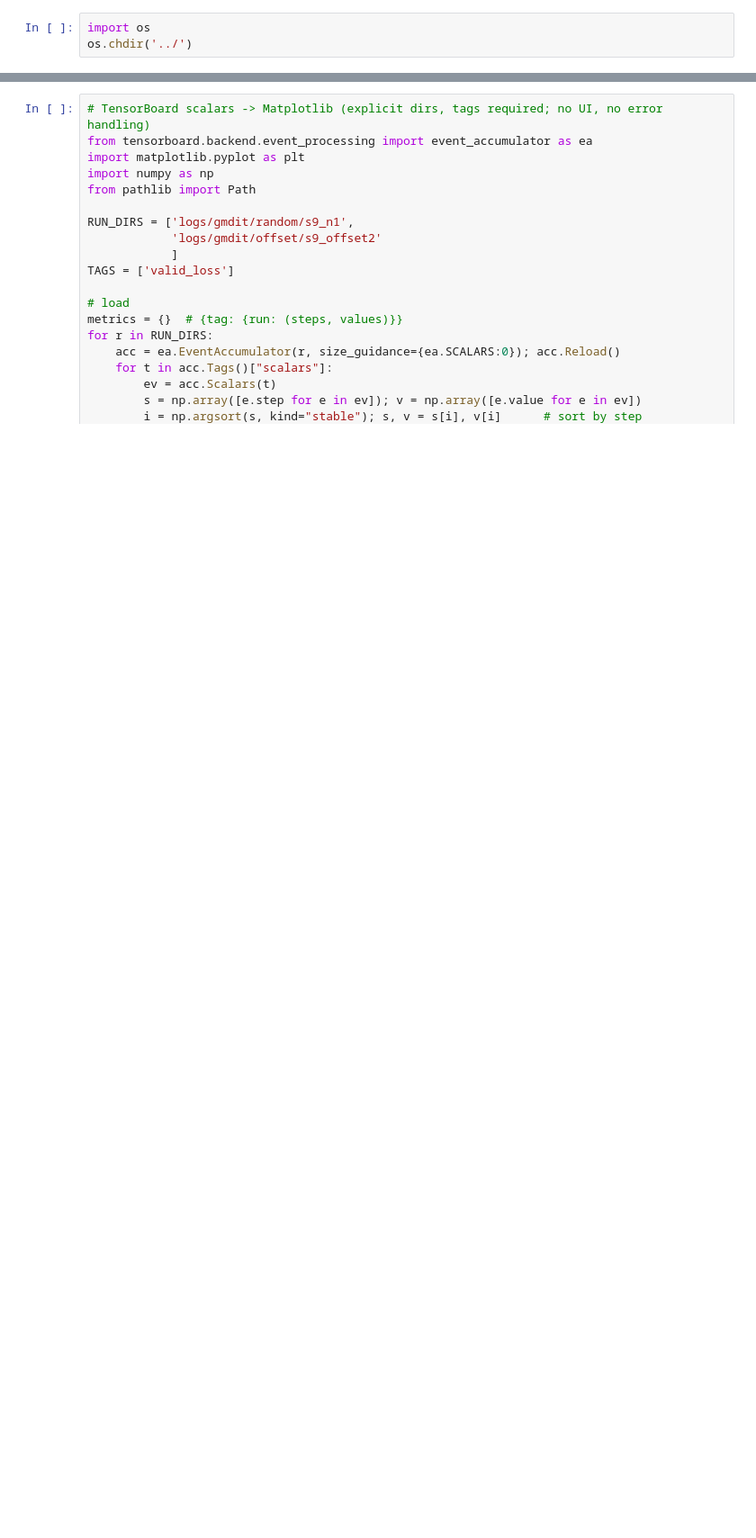
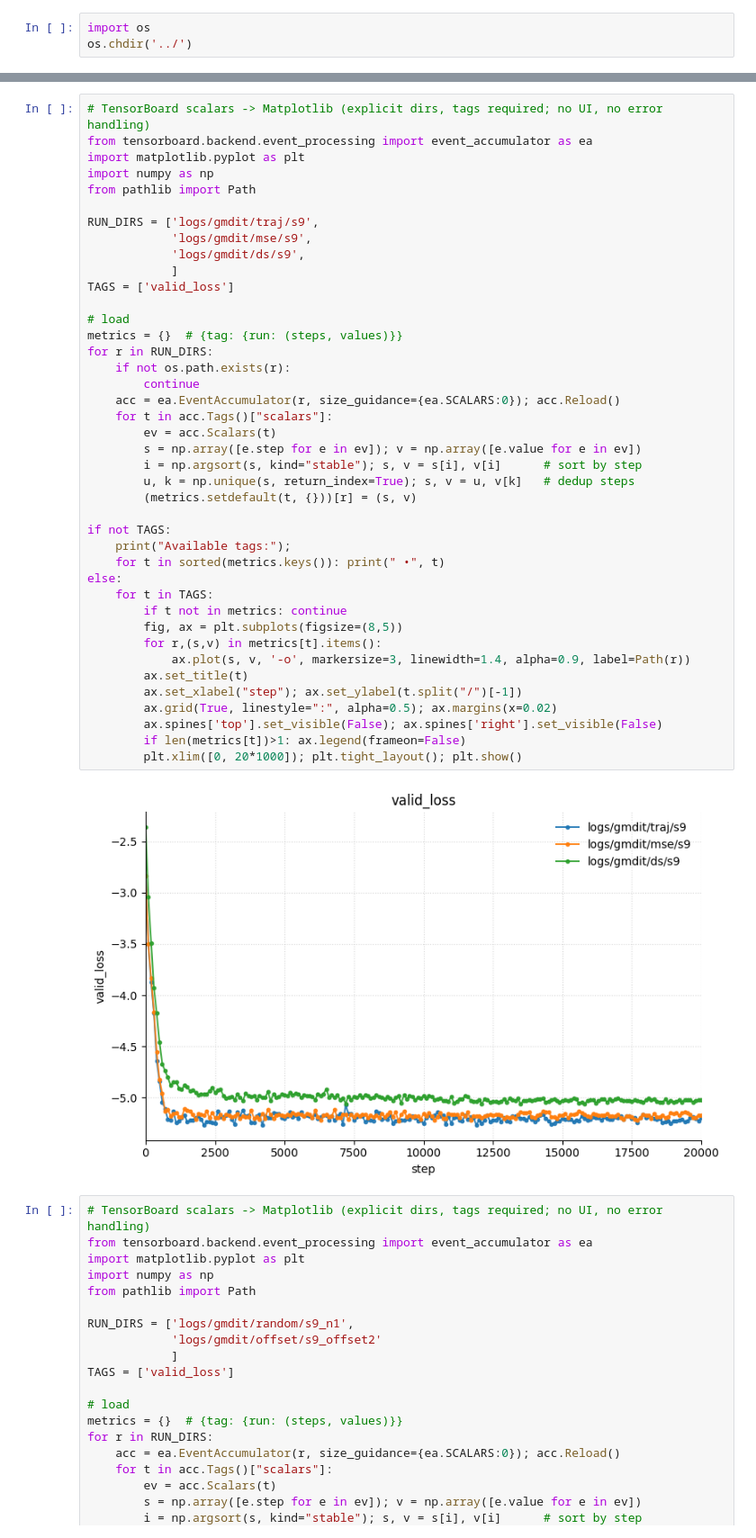
Before and after one commit to scpark20/logpx_samplers, a Jupyter notebook: reports/tensorboard_gmdit.ipynb, the cells around one changed output, grey strips where cells are left out. Shown: that part at 90% size. Saved outputs shown, nothing was run; the diff lists cells and outputs as text; blank space fills up the shorter version.

```diff
--- a/reports/tensorboard_gmdit.ipynb
+++ b/reports/tensorboard_gmdit.ipynb
@@ -48,3 +47,46 @@ else:
+# %%
+# TensorBoard scalars -> Matplotlib (explicit dirs, tags required; no UI, no error handling)
+from tensorboard.backend.event_processing import event_accumulator as ea
+import matplotlib.pyplot as plt
+import numpy as np
+from pathlib import Path
+
+RUN_DIRS = ['logs/gmdit/traj/s9',
+            'logs/gmdit/mse/s9',
+            'logs/gmdit/ds/s9',
+            ]
+TAGS = ['valid_loss']
+
+# load
+metrics = {}  # {tag: {run: (steps, values)}}
+for r in RUN_DIRS:
+    if not os.path.exists(r):
+        continue
+    acc = ea.EventAccumulator(r, size_guidance={ea.SCALARS:0}); acc.Reload()
+    for t in acc.Tags()["scalars"]:
+        ev = acc.Scalars(t)
+        s = np.array([e.step for e in ev]); v = np.array([e.value for e in ev])
+        i = np.argsort(s, kind="stable"); s, v = s[i], v[i]      # sort by step
+        u, k = np.unique(s, return_index=True); s, v = u, v[k]   # dedup steps
+        (metrics.setdefault(t, {}))[r] = (s, v)
+
+if not TAGS:
+    print("Available tags:");
+    for t in sorted(metrics.keys()): print(" •", t)
+else:
+    for t in TAGS:
+        if t not in metrics: continue
+        fig, ax = plt.subplots(figsize=(8,5))
+        for r,(s,v) in metrics[t].items():
+            ax.plot(s, v, '-o', markersize=3, linewidth=1.4, alpha=0.9, label=Path(r))
+        ax.set_title(t)
+        ax.set_xlabel("step"); ax.set_ylabel(t.split("/")[-1])
+        ax.grid(True, linestyle=":", alpha=0.5); ax.margins(x=0.02)
+        ax.spines['top'].set_visible(False); ax.spines['right'].set_visible(False)
+        if len(metrics[t])>1: ax.legend(frameon=False)
+        plt.xlim([0, 20*1000]); plt.tight_layout(); plt.show()
+# %% [output]
+[figure, added]
 # %%
 # TensorBoard scalars -> Matplotlib (explicit dirs, tags required; no UI, no error handling)
 from tensorboard.backend.event_processing import event_accumulator as ea
```
Also changed, not shown: parts of 1 cell of this notebook, 12 other files.
